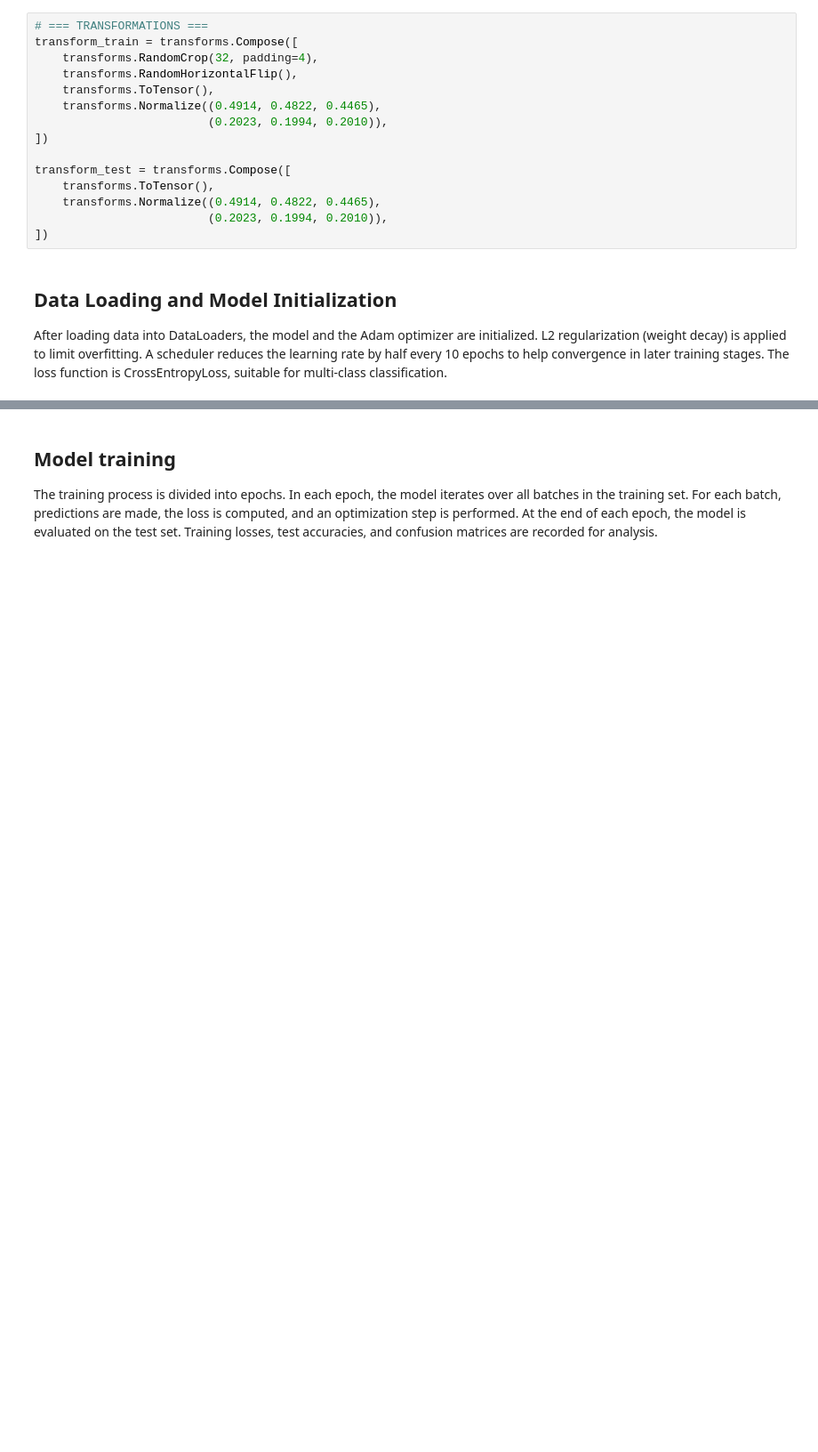
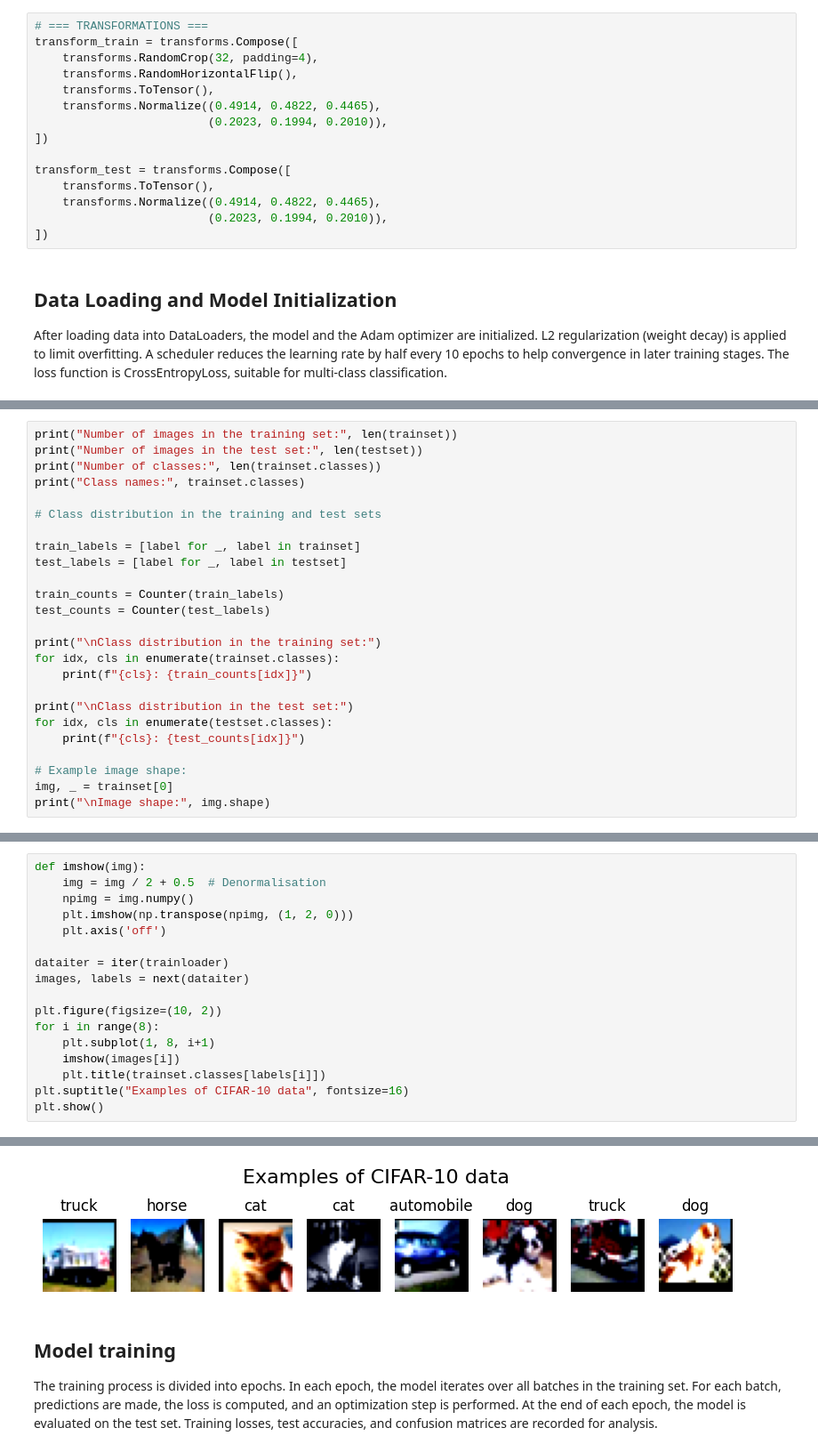
Before and after one commit to ffenix7/cifar10, a Jupyter notebook: Documentation/cnn.ipynb, the cells around one changed output, grey strips where cells are left out. Shown at 89% size. Cells and saved outputs as stored; diff of their text form; blank space fills up the shorter version.

Commit message:
Updated CNN and SVM
Added some more plots and infos, added data visualisation, fixed data directory loading

```diff
--- a/Documentation/cnn.ipynb
+++ b/Documentation/cnn.ipynb
@@ -92,0 +99,25 @@ criterion = nn.CrossEntropyLoss()
+# %%
+print("Number of images in the training set:", len(trainset))
+print("Number of images in the test set:", len(testset))
+print("Number of classes:", len(trainset.classes))
+print("Class names:", trainset.classes)
+
+# Class distribution in the training and test sets
+
+train_labels = [label for _, label in trainset]
+test_labels = [label for _, label in testset]
+
+train_counts = Counter(train_labels)
+test_counts = Counter(test_labels)
+
+print("\nClass distribution in the training set:")
+for idx, cls in enumerate(trainset.classes):
+    print(f"{cls}: {train_counts[idx]}")
+
+print("\nClass distribution in the test set:")
+for idx, cls in enumerate(testset.classes):
+    print(f"{cls}: {test_counts[idx]}")
+
+# Example image shape:
+img, _ = trainset[0]
+print("\nImage shape:", img.shape)
@@ -92,0 +142,18 @@ criterion = nn.CrossEntropyLoss()
+# %%
+def imshow(img):
+    img = img / 2 + 0.5  # Denormalisation
+    npimg = img.numpy()
+    plt.imshow(np.transpose(npimg, (1, 2, 0)))
+    plt.axis('off')
+
+dataiter = iter(trainloader)
+images, labels = next(dataiter)
+
+plt.figure(figsize=(10, 2))
+for i in range(8):
+    plt.subplot(1, 8, i+1)
+    imshow(images[i])
+    plt.title(trainset.classes[labels[i]])
+plt.suptitle("Examples of CIFAR-10 data", fontsize=16)
+plt.show()
+# %% [output]
@@ -93,3 +168,4 @@ criterion = nn.CrossEntropyLoss()
+[figure, added]
 # %% [markdown]
 <h2>Model training</h2>
 
```
Also changed, not shown: parts of 5 cells of this notebook, 1 other file.
